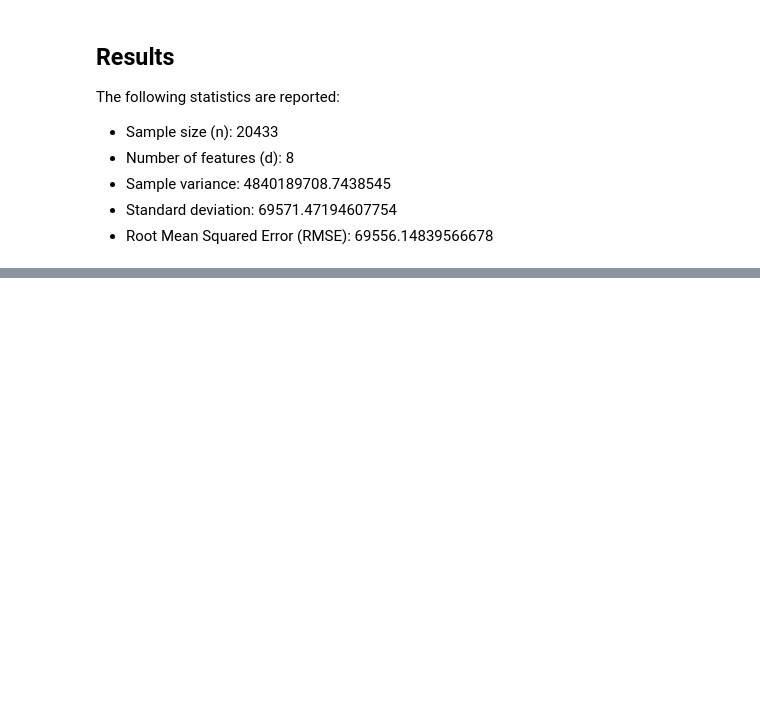
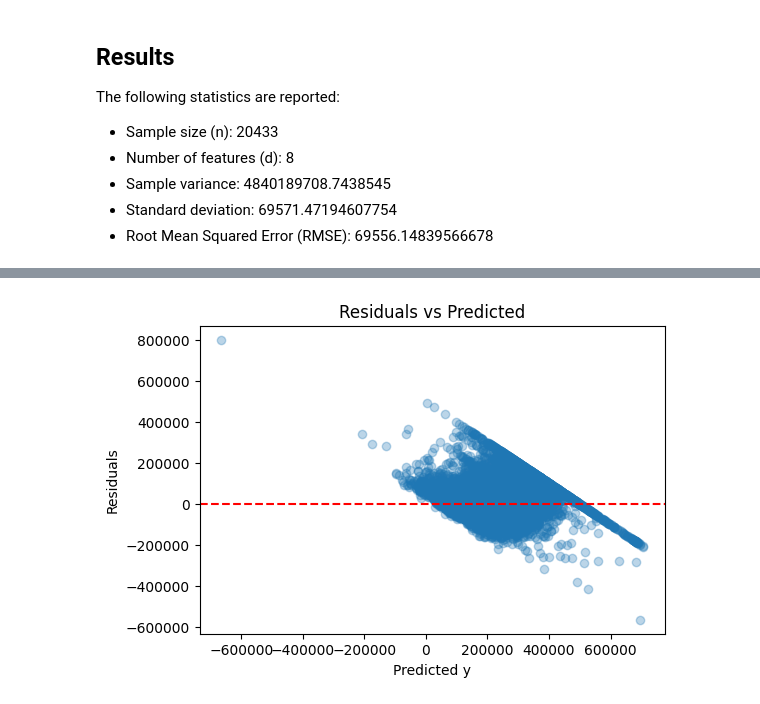
Before and after one commit to kust3n/Sara-Costa-Statistiska-Metoder, a Jupyter notebook: Labb/lab_linear_regression.ipynb, the cells around one changed output, grey strips where cells are left out. Drawn from its saved outputs; the diff is of its cells as text; code cells hidden in the pictures; blank space fills up the shorter version.

```diff
--- a/Labb/lab_linear_regression.ipynb
+++ b/Labb/lab_linear_regression.ipynb
@@ -108,0 +237,12 @@ The following statistics are reported:
+# %%
+residuals = y_true - y_hat
+
+plt.figure(figsize=(6,4))
+plt.scatter(y_hat, residuals, alpha=0.3)
+plt.axhline(0, color='r', linestyle='--')
+plt.xlabel("Predicted y")
+plt.ylabel("Residuals")
+plt.title("Residuals vs Predicted")
+plt.show()
+# %% [output]
+[figure, added]
```
Also changed, not shown: parts of 22 cells of this notebook, 1 other file.
